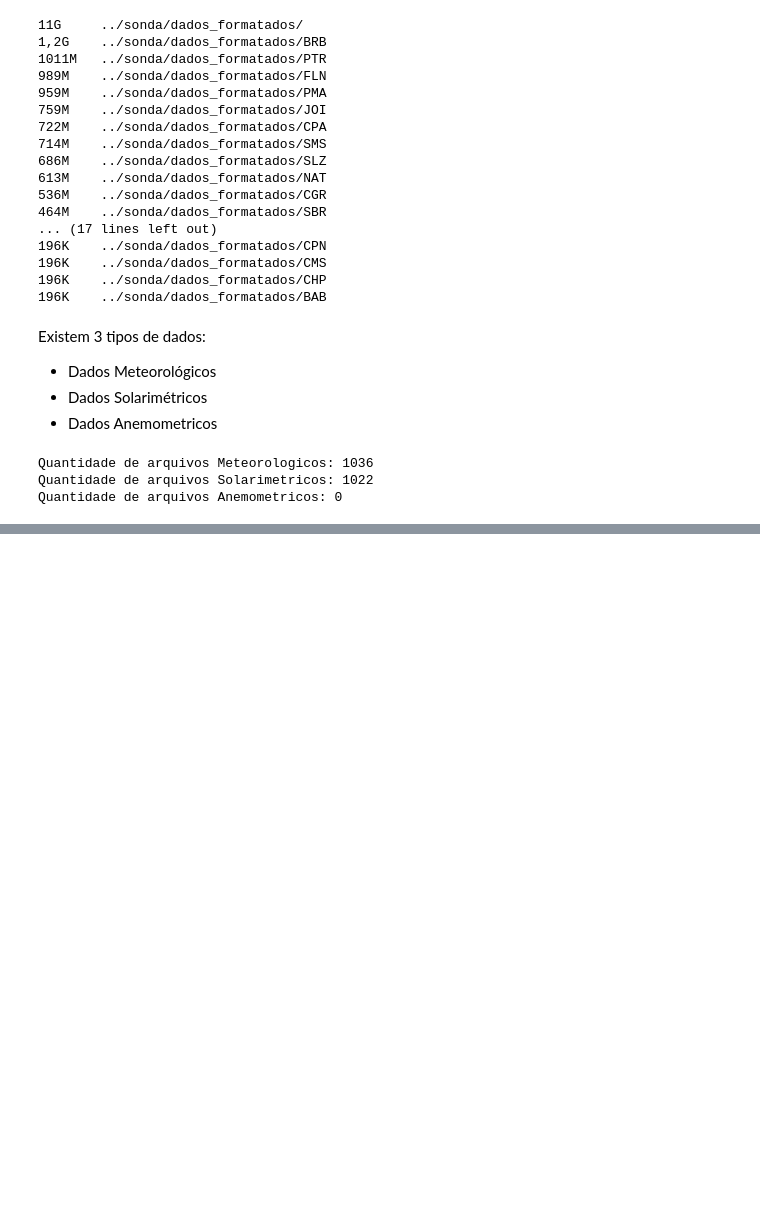
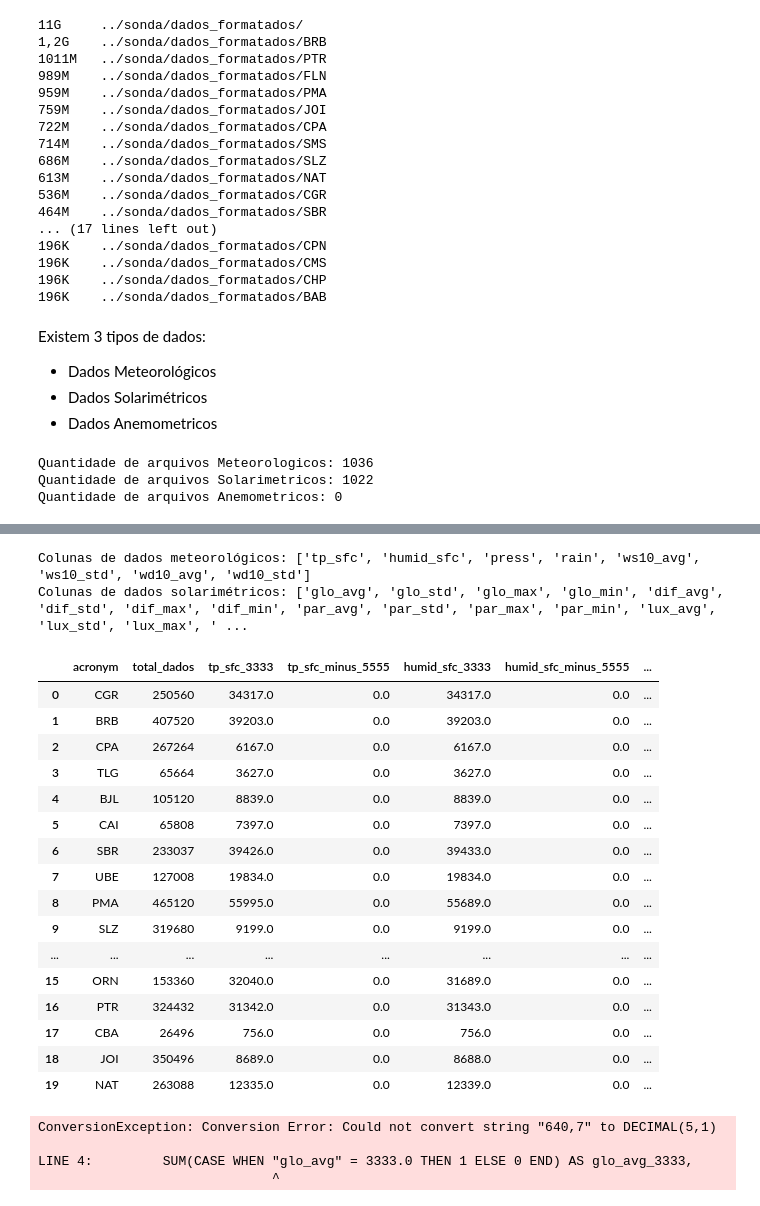
Before and after one commit to labren/sonda-curadoria, a Jupyter notebook: analise_exploratoria.ipynb, the cells around one changed output, grey strips where cells are left out. Saved outputs shown, nothing was run; the diff lists cells and outputs as text; code cells hidden in the pictures; blank space fills up the shorter version.

```diff
--- a/analise_exploratoria.ipynb
+++ b/analise_exploratoria.ipynb
@@ -77,9 +163,3 @@ Quantidade de arquivos Anemometricos: 0
 # Apontar o caminho das bases de dados
 BASE_METEOROLOGICA = '../sonda/dados_meteorologicos.parquet'
 BASE_SOLARIMETRICA = '../sonda/dados_solarimetricos.parquet'
-# %%
-# Importar a biblioteca DuckDB para manipulação de dados
-import duckdb
-
-# Conectar ao banco de dados DuckDB
-con = duckdb.connect()
@@ -135,0 +166,4 @@ else:
+# %%
+# Criar a tabela meteorológica
+tabela_meteorologica = 'base_meteorologica'
+criar_tabela(con, dados_metereologicos, tabela_meteorologica, BASE_METEOROLOGICA)
@@ -303,0 +199,61 @@ df_solarimetrico
+# %%
+# Pega apenas colunas de dados meteorológicos
+colunas_meteoro = con.execute(f"SELECT * FROM {tabela_meteorologica} LIMIT 1").description
+colunas_meteoro = [c[0] for c in colunas_meteoro[5:]]
+print(f"Colunas de dados meteorológicos: {colunas_meteoro}")
+
+# Pega apenas colunas de dados solarimétricos
+colunas_solar = con.execute(f"SELECT * FROM {tabela_solarimetrica} LIMIT 1").description
+colunas_solar = [c[0] for c in colunas_solar[5:]]
+print(f"Colunas de dados solarimétricos: {colunas_solar}")
+# %% [output]
+Colunas de dados meteorológicos: ['tp_sfc', 'humid_sfc', 'press', 'rain', 'ws10_avg', 'ws10_std', 'wd10_avg', 'wd10_std']
+Colunas de dados solarimétricos: ['glo_avg', 'glo_std', 'glo_max', 'glo_min', 'dif_avg', 'dif_std', 'dif_max', 'dif_min', 'par_avg', 'par_std', 'par_max', 'par_min', 'lux_avg', 'lux_std', 'lux_max', ' ...
+# %%
+def verificar_dados_invalidos(con, base, colunas):
+    query = f"""
+    SELECT acronym, COUNT(*) AS total_dados,
+    """
+    # Para cada coluna em colunas_meteoro, criamos a parte do "dados_invalidos"
+    for i, coluna in enumerate(colunas):
+        query += f"""
+        SUM(CASE WHEN \"{coluna}\" = 3333.0 THEN 1 ELSE 0 END) AS {coluna}_3333,
+        SUM(CASE WHEN \"{coluna}\" = -5555.0 THEN 1 ELSE 0 END) AS {coluna}_minus_5555,
+        """
+    # Remover a última vírgula da consulta
+    query = query.rstrip(",\n")
+    # Adiciona a parte do FROM e GROUP BY
+    query += f"""
+    FROM \"{base}\"
+    GROUP BY acronym
+    """
+    # Executar a query
+    df = con.execute(query).fetch_df()
+    return df
+# %%
+verificar_dados_invalidos(con, tabela_meteorologica, colunas_meteoro)
+# %% [output]
+|  | acronym | total_dados | tp_sfc_3333 | tp_sfc_minus_5555 | humid_sfc_3333 | humid_sfc_minus_5555 | ... |
+| 0 | CGR | 250560 | 34317.0 | 0.0 | 34317.0 | 0.0 | ... |
+| 1 | BRB | 407520 | 39203.0 | 0.0 | 39203.0 | 0.0 | ... |
+| 2 | CPA | 267264 | 6167.0 | 0.0 | 6167.0 | 0.0 | ... |
+| 3 | TLG | 65664 | 3627.0 | 0.0 | 3627.0 | 0.0 | ... |
+| 4 | BJL | 105120 | 8839.0 | 0.0 | 8839.0 | 0.0 | ... |
+| 5 | CAI | 65808 | 7397.0 | 0.0 | 7397.0 | 0.0 | ... |
+| 6 | SBR | 233037 | 39426.0 | 0.0 | 39433.0 | 0.0 | ... |
+| 7 | UBE | 127008 | 19834.0 | 0.0 | 19834.0 | 0.0 | ... |
+| 8 | PMA | 465120 | 55995.0 | 0.0 | 55689.0 | 0.0 | ... |
+| 9 | SLZ | 319680 | 9199.0 | 0.0 | 9199.0 | 0.0 | ... |
+| ... | ... | ... | ... | ... | ... | ... | ... |
+| 15 | ORN | 153360 | 32040.0 | 0.0 | 31689.0 | 0.0 | ... |
+| 16 | PTR | 324432 | 31342.0 | 0.0 | 31343.0 | 0.0 | ... |
+| 17 | CBA | 26496 | 756.0 | 0.0 | 756.0 | 0.0 | ... |
+| 18 | JOI | 350496 | 8689.0 | 0.0 | 8688.0 | 0.0 | ... |
+| 19 | NAT | 263088 | 12335.0 | 0.0 | 12339.0 | 0.0 | ... |
+# %%
+verificar_dados_invalidos(con, tabela_solarimetrica, colunas_solar)
+# %% [output]
+ConversionException: Conversion Error: Could not convert string "640,7" to DECIMAL(5,1)
+
+LINE 4:         SUM(CASE WHEN "glo_avg" = 3333.0 THEN 1 ELSE 0 END) AS glo_avg_3333,
+                              ^
```
Also changed, not shown: parts of 14 cells of this notebook, 1 other file.
